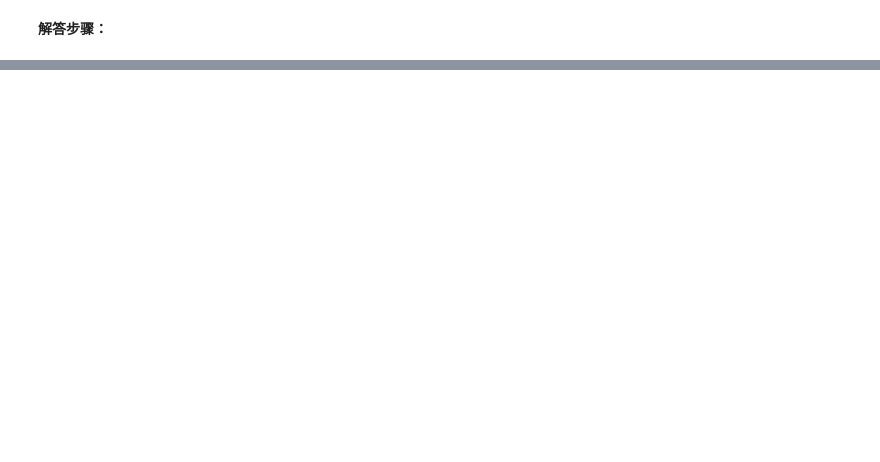
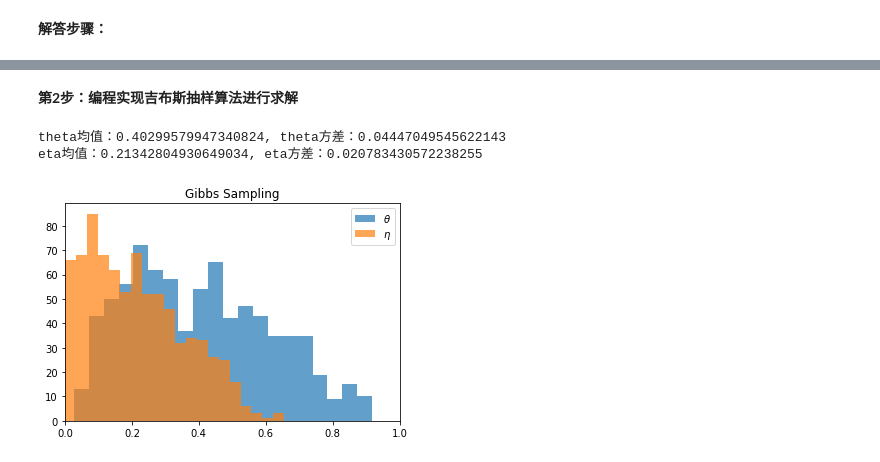
Before and after one commit to datawhalechina/statistical-learning-method-solutions-manual, a Jupyter notebook: notebook/part02/ch19.ipynb, the cells around one changed output, grey strips where cells are left out. Cells and saved outputs as stored; diff of their text form; code cells hidden in the pictures; blank space fills up the shorter version.

```diff
--- a/notebook/part02/ch19.ipynb
+++ b/notebook/part02/ch19.ipynb
@@ -105,0 +721,2 @@ $$
+# %% [markdown]
+**第2步：编程实现吉布斯抽样算法进行求解**
@@ -105,0 +819,23 @@ $$
+# %%
+# 收敛步数
+m = 1e2
+# 迭代步数
+n = 1e3
+
+# 目标分布
+target_dist = TargetDistribution()
+
+# 使用 Gibbs Sampling 算法进行求解
+gibbs_sampling = GibbsSampling(target_dist, 2, m, n)
+
+samples, dist_mean, dist_var = gibbs_sampling.solve()
+
+print(f'theta均值：{dist_mean[0]}, theta方差：{dist_var[0]}')
+print(f'eta均值：{dist_mean[1]}, eta方差：{dist_var[1]}')
+
+# 对结果进行可视化
+GibbsSampling.visualize(samples, bins=20)
+# %% [output]
+theta均值：0.40299579947340824, theta方差：0.04447049545622143
+eta均值：0.21342804930649034, eta方差：0.020783430572238255
+[figure, added]
```
Also changed, not shown: parts of 117 cells of this notebook, 3 other files.
